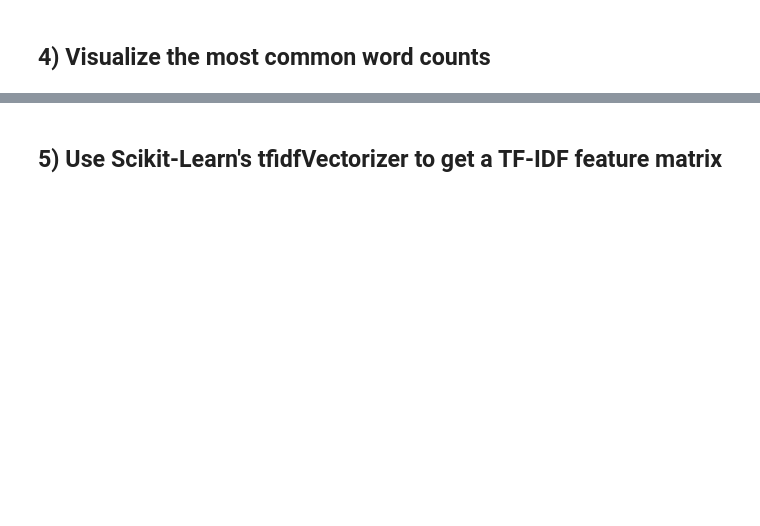
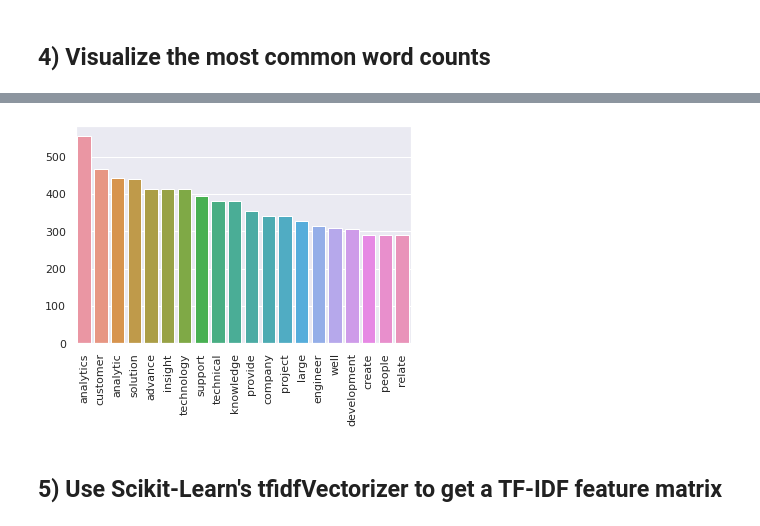
Before and after one commit to deanhadzi/DS-Unit-4-Sprint-1-NLP, a Jupyter notebook: module2-vector-representations/LS_DS_412_Vector_Representations_Assignment.ipynb, the cells around one changed output, grey strips where cells are left out. Saved outputs shown, nothing was run; the diff lists cells and outputs as text; code cells hidden in the pictures; blank space fills up the shorter version.

```diff
--- a/module2-vector-representations/LS_DS_412_Vector_Representations_Assignment.ipynb
+++ b/module2-vector-representations/LS_DS_412_Vector_Representations_Assignment.ipynb
@@ -70,20 +74,3 @@ df.head()
 
 nlp = spacy.load("en_core_web_lg")
 tokenizer = Tokenizer(nlp.vocab)
-# %%
-# Adding the tokens to our dataframe.
-
-tokens = []
-
-for doc in tokenizer.pipe(df['clean_text'], batch_size=500):
-
-    doc_tokens = []
-
-    for token in doc:
-        if (token.is_stop == False) & (token.is_punct == False):
-            doc_tokens.append(token.text)
-
-    tokens.append(doc_tokens)
-
-df['spacy_tokens'] = tokens
-df['spacy_tokens'].head()
@@ -97,12 +103,14 @@ Name: spacy_tokens, dtype: object
 # %% [markdown]
 ## 3) Use Scikit-Learn's CountVectorizer to get word counts for each listing.
 # %%
-# create the transformer
-vect = CountVectorizer()
+# Create the transformer
+vect = CountVectorizer(tokenizer=my_tokenizer,
+                      min_df=5,
+                      max_df=0.5)
 
 # Create the document term matrix
-dtm = vect.fit_transform(df['clean_text'])
+dtm = vect.fit_transform(df['text'])
 
 dtm = pd.DataFrame(dtm.todense(), columns=vect.get_feature_names())
-dtm
+dtm.shape
 # %% [output]
@@ -122,6 +118,7 @@ dtm
 # %% [markdown]
 ## 4) Visualize the most common word counts
-# %%
-##### Your Code Here #####
-dtm = dtm.max(axis=0)
-dtm
+# %%
+# Get the count of the top 20 most common words.
+
+top_20 = dtm.sum()
+top_20.sort_values(ascending=False)[:20]
@@ -128,3 +143,10 @@ dtm
+# %%
+# Visualize most common words.
+
+g = sns.barplot(top_20.sort_values(ascending=False)[:20].index, top_20.sort_values(ascending=False)[:20].values)
+g.set_xticklabels(g.get_xticklabels(), rotation=90);
+# %% [output]
+[figure, added]
 # %% [markdown]
 ## 5) Use Scikit-Learn's tfidfVectorizer to get a TF-IDF feature matrix
 # %%
```
Also changed, not shown: parts of 15 cells of this notebook, 2 other files.
